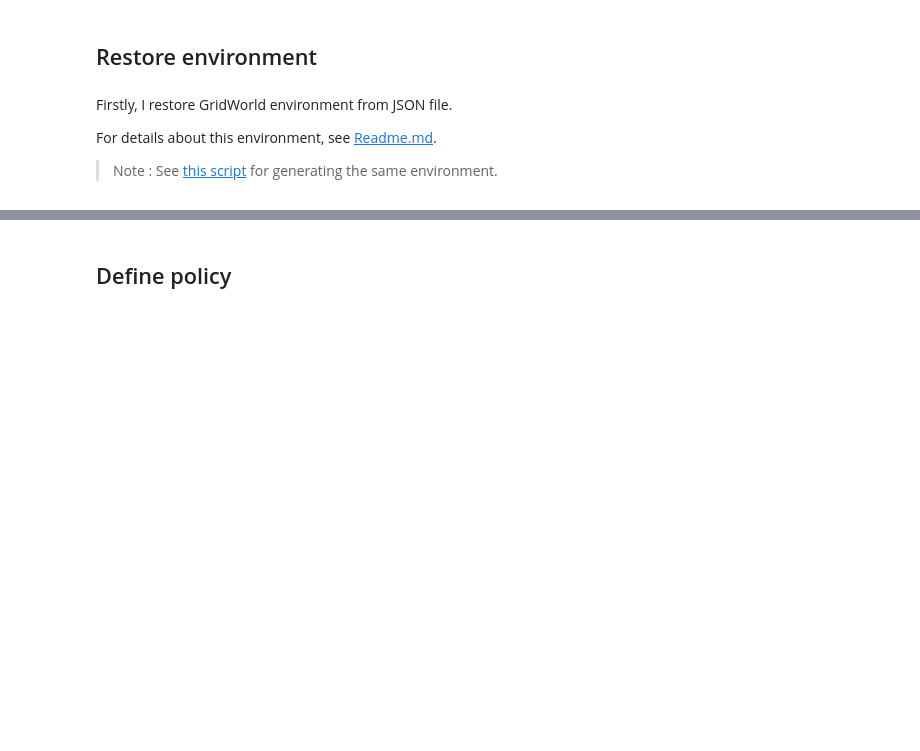
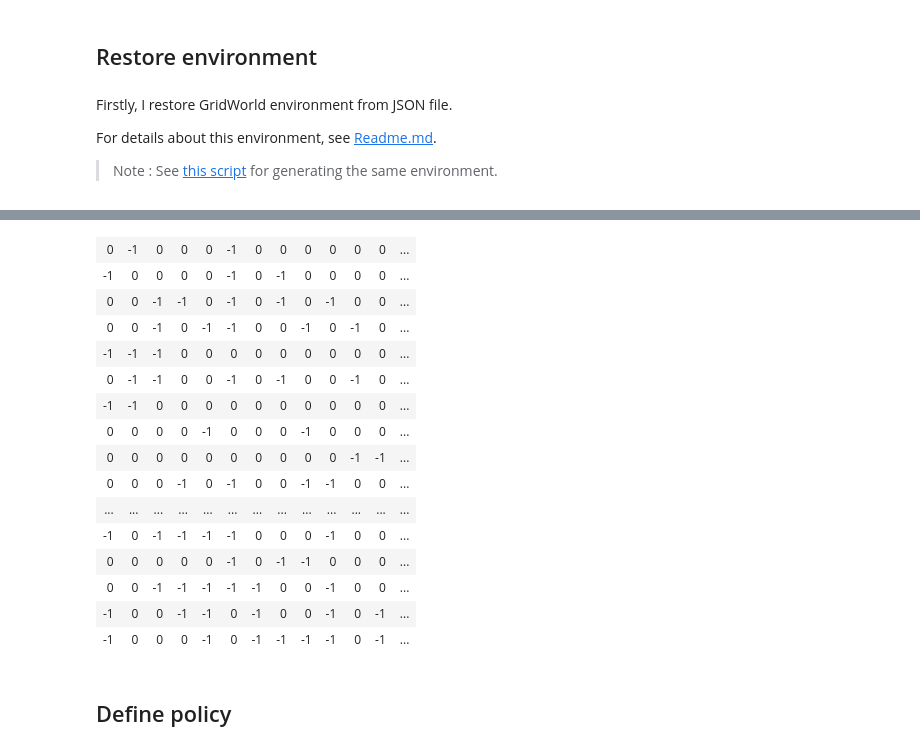
Before and after one commit to tsmatz/imitation-learning-tutorials, a Jupyter notebook: 01_bc.ipynb, the cells around one changed output, grey strips where cells are left out. Saved outputs shown, nothing was run; the diff lists cells and outputs as text; code cells hidden in the pictures; blank space fills up the shorter version.

```diff
--- a/01_bc.ipynb
+++ b/01_bc.ipynb
@@ -147,9 +51,40 @@ class GridWorld:
 # %%
-import json
+from IPython.display import HTML, display
 
-with open("gridworld.json", "r") as f:
-    json_object = json.load(f)
-    env = GridWorld(**json_object, transition_prob=False)
+valid_states_all = torch.cat((env.valid_states, torch.tensor([env.grid_size-1,env.grid_size-1]).to(device).unsqueeze(dim=0)))
+valid_states_all = valid_states_all[:,0] * env.grid_size + valid_states_all[:,1]
+
+html_text = "<table>"
+for row in range(env.grid_size):
+    html_text += "<tr>"
+    for col in range(env.grid_size):
+        if row*env.grid_size + col in valid_states_all:
+            html_text += "<td bgcolor=\"gray\">"
+        else:
+            html_text += "<td>"
+        html_text += str(env.reward_map[row*env.grid_size+col].tolist())
+        html_text += "</td>"
+    html_text += "</tr>"
+html_text += "</table>"
+
+display(HTML(html_text))
+# %% [output]
+| 0 | -1 | 0 | 0 | 0 | -1 | 0 | 0 | 0 | 0 | 0 | 0 | ... |
+| -1 | 0 | 0 | 0 | 0 | -1 | 0 | -1 | 0 | 0 | 0 | 0 | ... |
+| 0 | 0 | -1 | -1 | 0 | -1 | 0 | -1 | 0 | -1 | 0 | 0 | ... |
+| 0 | 0 | -1 | 0 | -1 | -1 | 0 | 0 | -1 | 0 | -1 | 0 | ... |
+| -1 | -1 | -1 | 0 | 0 | 0 | 0 | 0 | 0 | 0 | 0 | 0 | ... |
+| 0 | -1 | -1 | 0 | 0 | -1 | 0 | -1 | 0 | 0 | -1 | 0 | ... |
+| -1 | -1 | 0 | 0 | 0 | 0 | 0 | 0 | 0 | 0 | 0 | 0 | ... |
+| 0 | 0 | 0 | 0 | -1 | 0 | 0 | 0 | -1 | 0 | 0 | 0 | ... |
+| 0 | 0 | 0 | 0 | 0 | 0 | 0 | 0 | 0 | 0 | -1 | -1 | ... |
+| 0 | 0 | 0 | -1 | 0 | -1 | 0 | 0 | -1 | -1 | 0 | 0 | ... |
+| ... | ... | ... | ... | ... | ... | ... | ... | ... | ... | ... | ... | ... |
+| -1 | 0 | -1 | -1 | -1 | -1 | 0 | 0 | 0 | -1 | 0 | 0 | ... |
+| 0 | 0 | 0 | 0 | 0 | -1 | 0 | -1 | -1 | 0 | 0 | 0 | ... |
+| 0 | 0 | -1 | -1 | -1 | -1 | -1 | 0 | 0 | -1 | 0 | 0 | ... |
+| -1 | 0 | 0 | -1 | -1 | 0 | -1 | 0 | 0 | -1 | 0 | -1 | ... |
+| -1 | 0 | 0 | 0 | -1 | 0 | -1 | -1 | -1 | -1 | 0 | -1 | ... |
 # %% [markdown]
 ## Define policy
 # %% [markdown]
```
Also changed, not shown: parts of 8 cells of this notebook, 7 other files.
